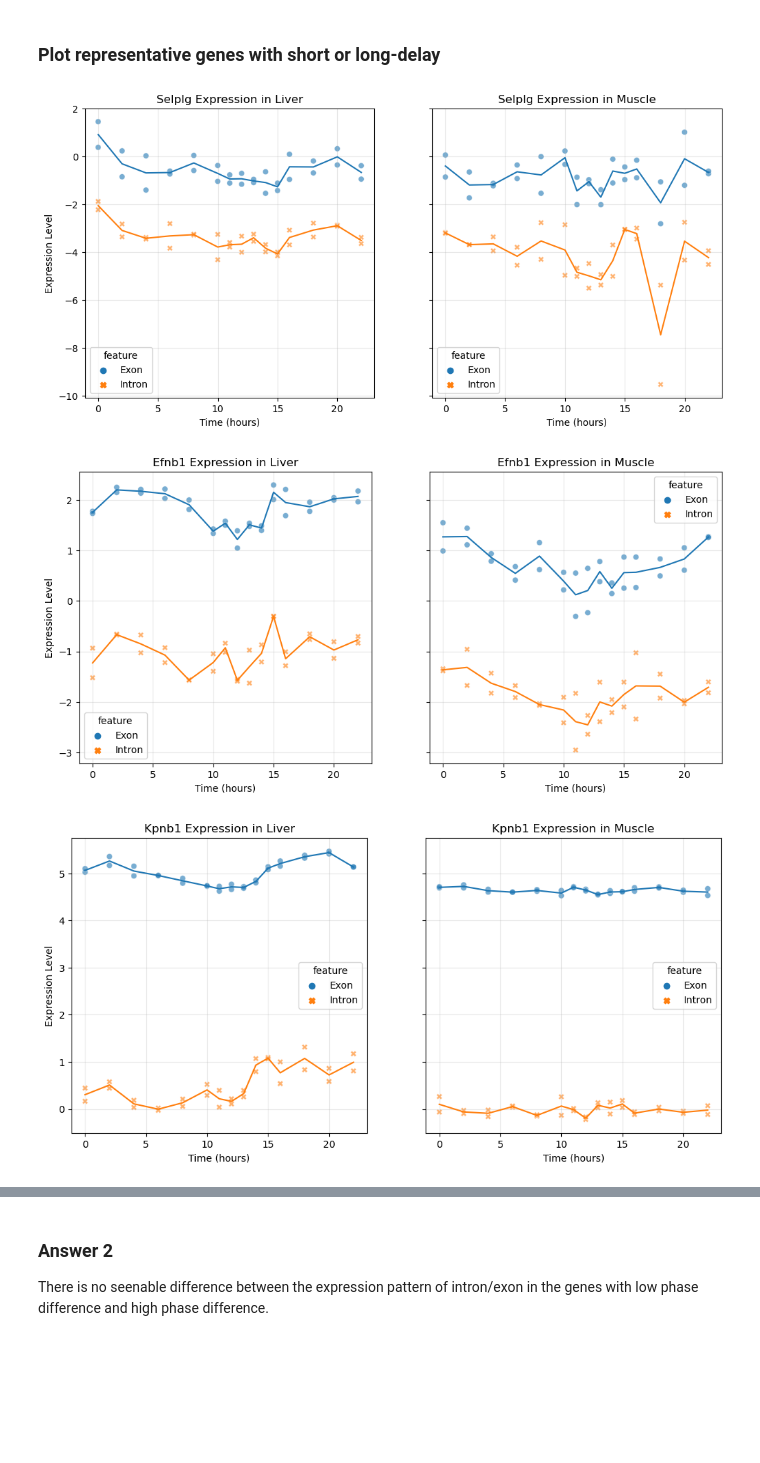
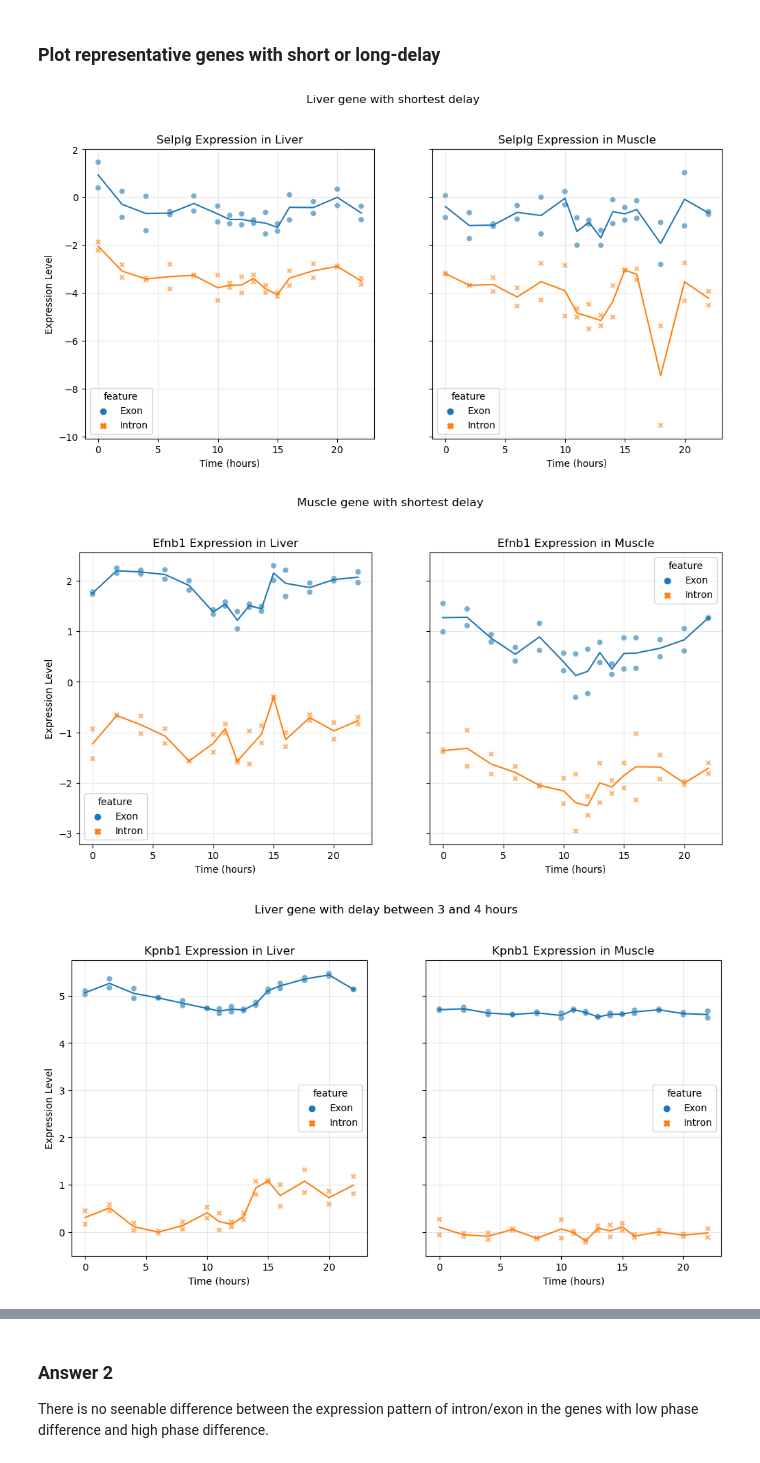
Before and after one commit to GregoirePachebat/group_18, a Jupyter notebook: Week11/Exercise_Week11_12_B_Exercises.ipynb, the cells around one changed output, grey strips where cells are left out. Cells and saved outputs as stored; diff of their text form; code cells hidden in the pictures; blank space fills up the shorter version.

```diff
--- a/Week11/Exercise_Week11_12_B_Exercises.ipynb
+++ b/Week11/Exercise_Week11_12_B_Exercises.ipynb
@@ -349,7 +349,7 @@ def fit_harmo(data, time, period):
 
 
 # Plotting function for side-by-side liver and muscle plots
-def plot_gene_expression(dat_melted, gene_name):
+def plot_gene_expression(dat_melted, gene_name, title=None):
     """
     Plots the expression of a gene in liver and muscle over time.
 
@@ -399,6 +399,9 @@ def plot_gene_expression(dat_melted, gene_name):
     axes[1].grid(alpha=0.3)
     axes[1].set_box_aspect(1)  # Ensure square aspect ratio
 
+    if title:
+        fig.suptitle(title)
+
     plt.show()
 # %% [markdown]
 ### Question 1
@@ -638,25 +641,25 @@ We can also see a higher density of point around the points (modulo 24 hour) $(0
 # %%
 #compute the delay between intron and exon for liver and muscle
 #restrict to genes with phase difference < 6 hours and with exon later than intron
 liver_phase_diff = refiltered_results__exon_liver['phase'] - refiltered_results__intron_liver['phase']
 muscle_phase_diff = refiltered_results__exon_muscle['phase'] - refiltered_results__intron_muscle['phase']
 
 #find gene with shortest delay in muscle and liver, plot representative gene expression
 #plot_gene_expression(dat_melted, "GeneName")
 min_liver = liver_phase_diff.idxmin()
 min_muscle = muscle_phase_diff.idxmin()
 
-plot_gene_expression(dat_melted, min_liver)
-plot_gene_expression(dat_melted, min_muscle)
+plot_gene_expression(dat_melted, min_liver, title = 'Liver gene with shortest delay')
+plot_gene_expression(dat_melted, min_muscle, title='Muscle gene with shortest delay')
 
 #find gene with delay between 3 and 4 hours in muscle and liver
 #plot_gene_expression(dat_melted, "GeneName")
 genes_between_3_and_4_liver = liver_phase_diff[(liver_phase_diff > 3) & (liver_phase_diff < 4)].index
 genes_between_3_and_4_muscle = muscle_phase_diff[(muscle_phase_diff > 3) & (muscle_phase_diff < 4)].index
 
-plot_gene_expression(dat_melted, genes_between_3_and_4_liver[2])
-plot_gene_expression(dat_melted, genes_between_3_and_4_muscle[2])
+plot_gene_expression(dat_melted, genes_between_3_and_4_liver[2], title = 'Liver gene with delay between 3 and 4 hours')
+plot_gene_expression(dat_melted, genes_between_3_and_4_muscle[2], title='Muscle gene with delay between 3 and 4 hours')
 # %% [output]
-[figure, old version]
+[figure, new version]
-[figure, old version]
+[figure, new version]
-[figure, old version]
+[figure, new version]
```
Also changed, not shown: parts of 2 cells of this notebook.
